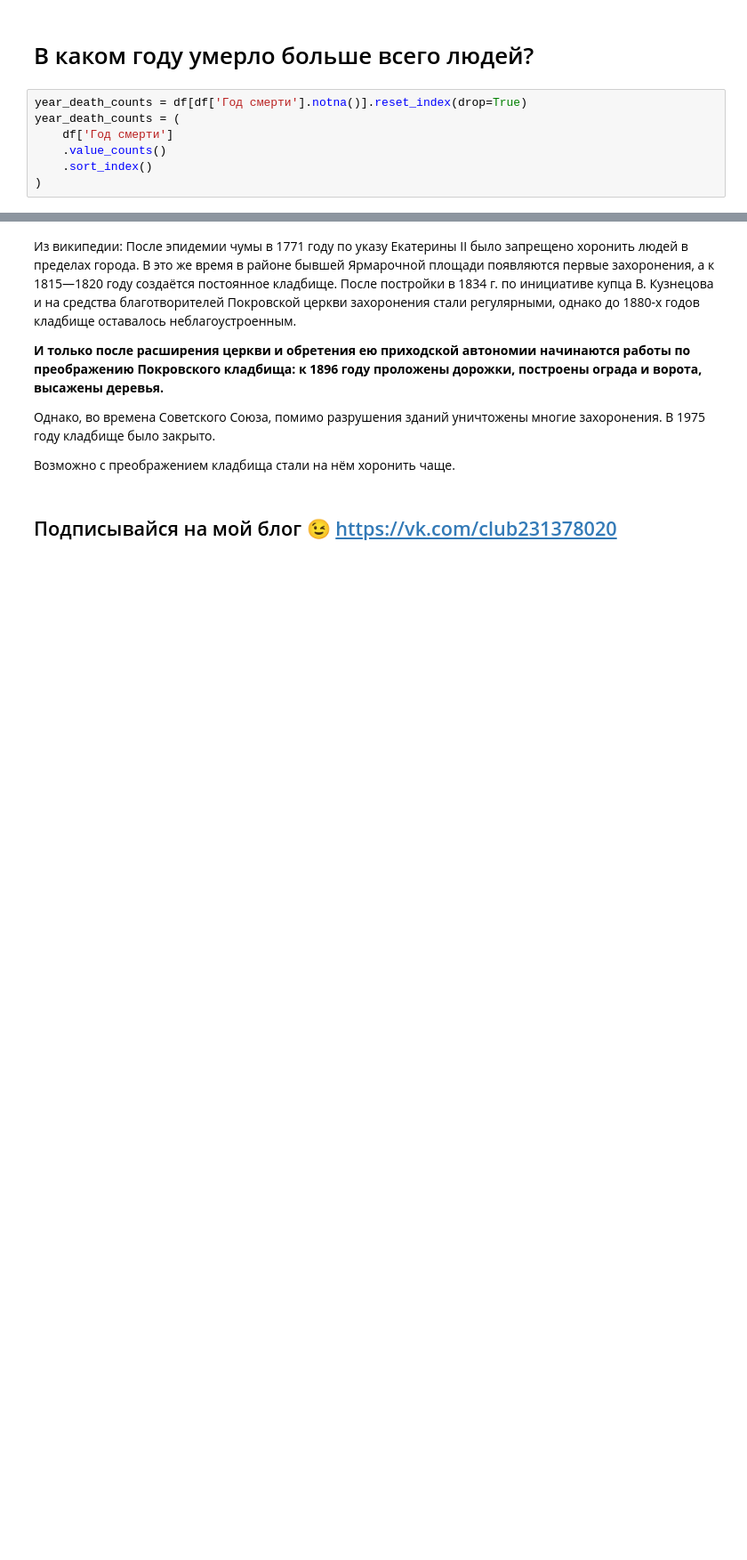
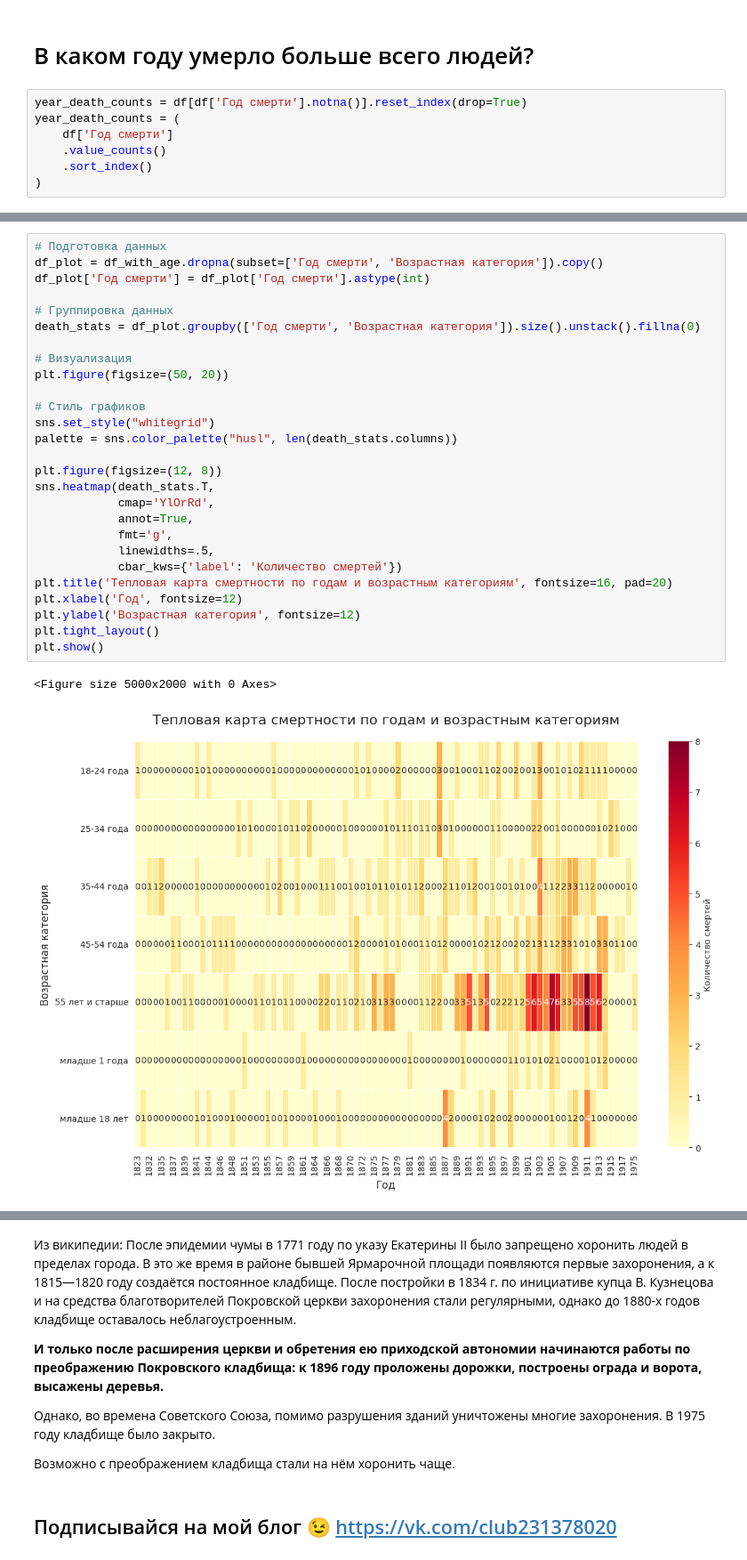
Before and after one commit to Rebel095/data_analysis, a Jupyter notebook: Усманское_городское_Покровское_кладбище.ipynb, the cells around one changed output, grey strips where cells are left out. Shown: that part at 89% size. Cells and saved outputs as stored; diff of their text form; blank space fills up the shorter version.

```diff
--- a/Усманское_городское_Покровское_кладбище.ipynb
+++ b/Усманское_городское_Покровское_кладбище.ipynb
@@ -951,0 +1002,30 @@ plt.show()
+# %%
+# Подготовка данных
+df_plot = df_with_age.dropna(subset=['Год смерти', 'Возрастная категория']).copy()
+df_plot['Год смерти'] = df_plot['Год смерти'].astype(int)
+
+# Группировка данных
+death_stats = df_plot.groupby(['Год смерти', 'Возрастная категория']).size().unstack().fillna(0)
+
+# Визуализация
+plt.figure(figsize=(50, 20))
+
+# Стиль графиков
+sns.set_style("whitegrid")
+palette = sns.color_palette("husl", len(death_stats.columns))
+
+plt.figure(figsize=(12, 8))
+sns.heatmap(death_stats.T,
+            cmap='YlOrRd',
+            annot=True,
+            fmt='g',
+            linewidths=.5,
+            cbar_kws={'label': 'Количество смертей'})
+plt.title('Тепловая карта смертности по годам и возрастным категориям', fontsize=16, pad=20)
+plt.xlabel('Год', fontsize=12)
+plt.ylabel('Возрастная категория', fontsize=12)
+plt.tight_layout()
+plt.show()
+# %% [output]
+<Figure size 5000x2000 with 0 Axes>
+[figure, added]
```
Also changed, not shown: parts of 10 cells of this notebook.
